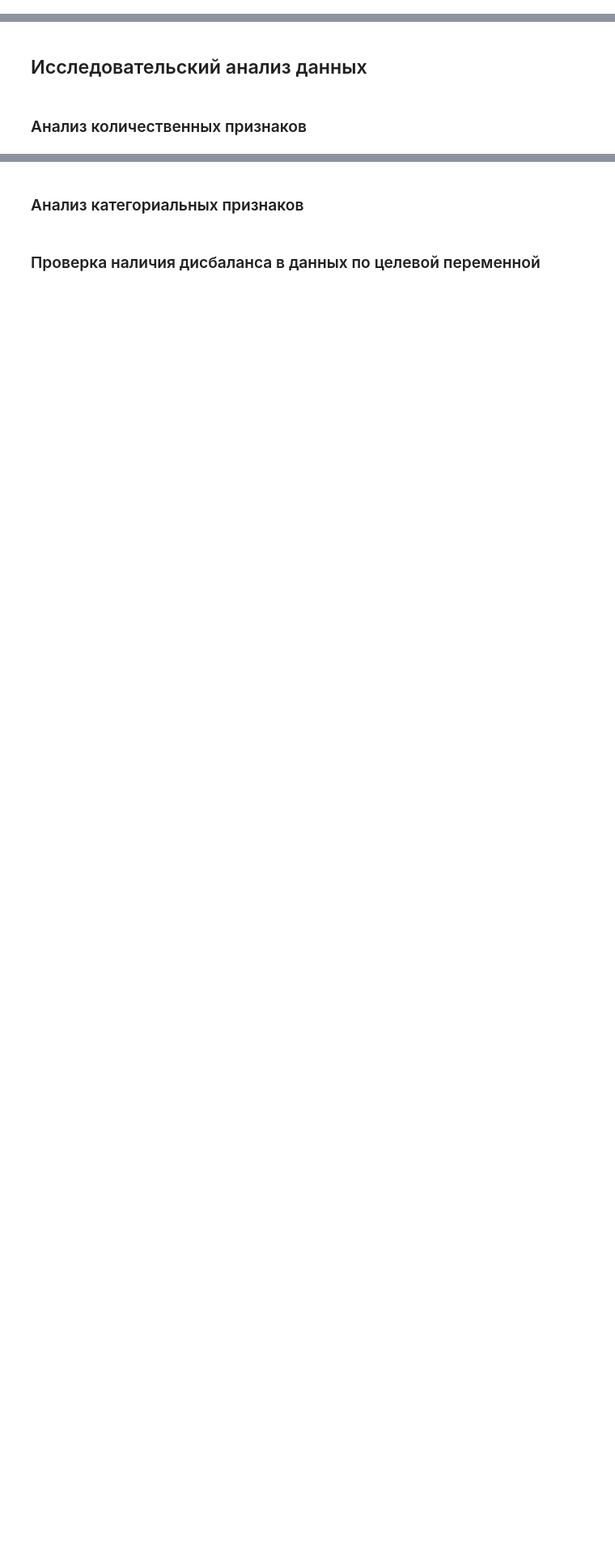
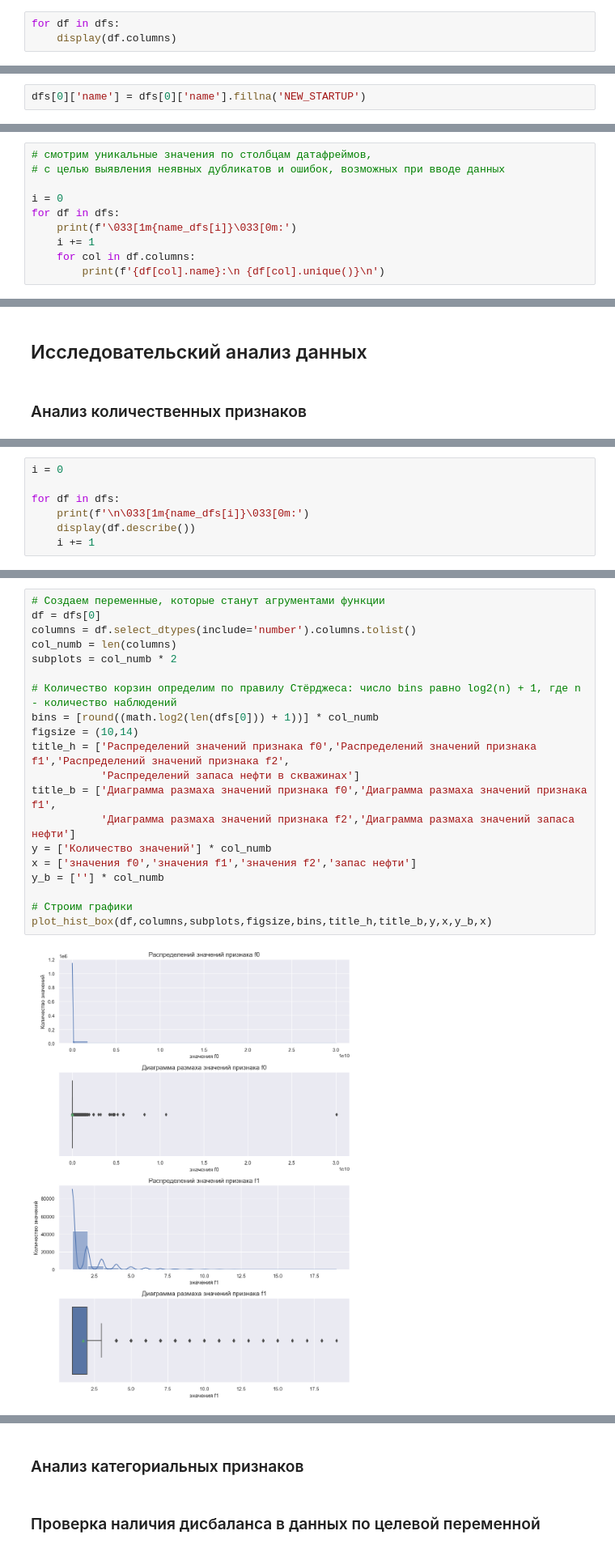
Before and after one commit to kbklxfdn/first_workshop, a Jupyter notebook: Startups.ipynb, the cells around one changed output, grey strips where cells are left out. Shown at 81% size. Drawn from its saved outputs; the diff is of its cells as text; blank space fills up the shorter version.

Commit message:
Преобразовать структуру проекта, дополнить шаги для реализации, начать предобработку данных

```diff
--- a/Startups.ipynb
+++ b/Startups.ipynb
@@ -152,0 +220,3 @@ memory usage: 205.2+ KB
+# %%
+for df in dfs:
+    display(df.columns)
@@ -154,0 +465,2 @@ memory usage: 205.2+ KB
+# %%
+dfs[0]['name'] = dfs[0]['name'].fillna('NEW_STARTUP')
@@ -156,0 +497,10 @@ memory usage: 205.2+ KB
+# %%
+# cмотрим уникальные значения по столбцам датафреймов,
+# с целью выявления неявных дубликатов и ошибок, возможных при вводе данных
+
+i = 0
+for df in dfs:
+    print(f'\033[1m{name_dfs[i]}\033[0m:')
+    i += 1
+    for col in df.columns:
+        print(f'{df[col].name}:\n {df[col].unique()}\n')
@@ -160,0 +564,7 @@ memory usage: 205.2+ KB
+# %%
+i = 0
+
+for df in dfs:
+    print(f'\n\033[1m{name_dfs[i]}\033[0m:')
+    display(df.describe())
+    i += 1
@@ -160,0 +620,22 @@ memory usage: 205.2+ KB
+# %%
+# Создаем переменные, которые станут агрументами функции
+df = dfs[0]
+columns = df.select_dtypes(include='number').columns.tolist()
+col_numb = len(columns)
+subplots = col_numb * 2
+
+# Количество корзин определим по правилу Стёрджеса: число bins равно log2(n) + 1, где n - количество наблюдений
+bins = [round((math.log2(len(dfs[0])) + 1))] * col_numb
+figsize = (10,14)
+title_h = ['Распределений значений признака f0','Распределений значений признака f1','Распределений значений признака f2',
+           'Распределений запаса нефти в скважинах']
+title_b = ['Диаграмма размаха значений признака f0','Диаграмма размаха значений признака f1',
+           'Диаграмма размаха значений признака f2','Диаграмма размаха значений запаса нефти']
+y = ['Количество значений'] * col_numb
+x = ['значения f0','значения f1','значения f2','запас нефти']
+y_b = [''] * col_numb
+
+# Строим графики
+plot_hist_box(df,columns,subplots,figsize,bins,title_h,title_b,y,x,y_b,x)
+# %% [output]
+[figure, added]
```
Also changed, not shown: parts of 63 cells of this notebook.
